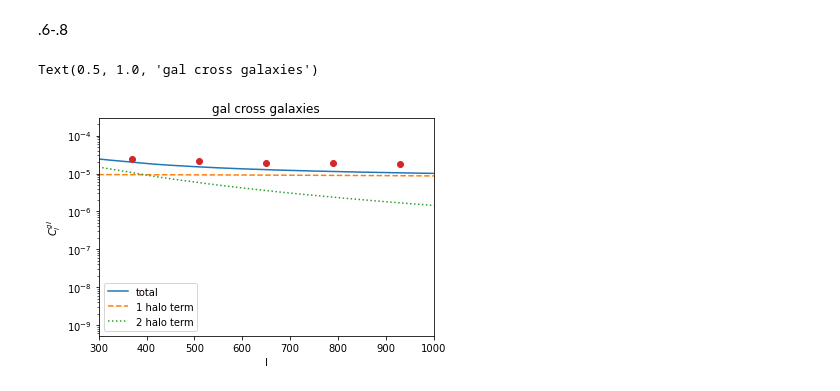
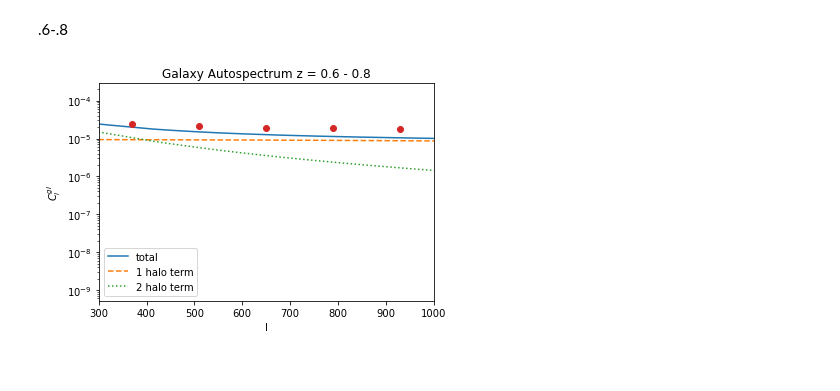
Before and after one commit to sbrriver/cibcmasscross, a Jupyter notebook: notebooks/cgg.ipynb, the cells around one changed output. Drawn from its saved outputs; the diff is of its cells as text; code cells hidden in the pictures.

Commit message:
fixed graphics saving

```diff
--- a/notebooks/cgg.ipynb
+++ b/notebooks/cgg.ipynb
@@ -116,25 +117,26 @@ hcos.add_hod(name="CMASS",mthresh=10**12+zs*0.)
 # %%
 ells = np.arange(3000)
 
 # 3D cross-spectra of gal x galaxies at (zs, ks)
 Pgg_1h = hcos.get_power_1halo('CMASS') # put this back in hertz
 Pgg_2h = hcos.get_power_2halo('CMASS') # put this back in hertz
 # Project to 2D to get the Cls
 Cl_gg_1h = hcos.C_gg(ells, hcos.zs, hcos.ks, Pgg_1h, gzs = zs, gdndz= np.ones_like(zs))
 Cl_gg_2h = hcos.C_gg(ells, hcos.zs, hcos.ks, Pgg_2h, gzs = zs, gdndz= np.ones_like(zs))
 # Plot
 plt.plot(Cl_gg_1h + Cl_gg_2h, label='total', ls='-')
 plt.plot(Cl_gg_1h, label='1 halo term', ls='--')
 plt.plot(Cl_gg_2h, label='2 halo term', ls=':')
 plt.errorbar(l68,cgg68, yerr = e68, fmt = 'o')
 
 plt.xlabel(r'l')
 plt.yscale('log')
 plt.xlim([300,1000])
 
 plt.legend()
 plt.ylabel(r'$C^{gI}_l$')
-plt.title('gal cross galaxies')
+plt.title('Galaxy Autospectrum z = 0.6 - 0.8')
+plt.show()
+plt.savefig('/pscratch/sd/s/sbrisin/cibcmass/figs/0.6-.8gal.png')
 # %% [output]
-Text(0.5, 1.0, 'gal cross galaxies')
-[figure, old version]
+[figure, new version]
```
Also changed, not shown: parts of 3 cells of this notebook, 3 other files.
